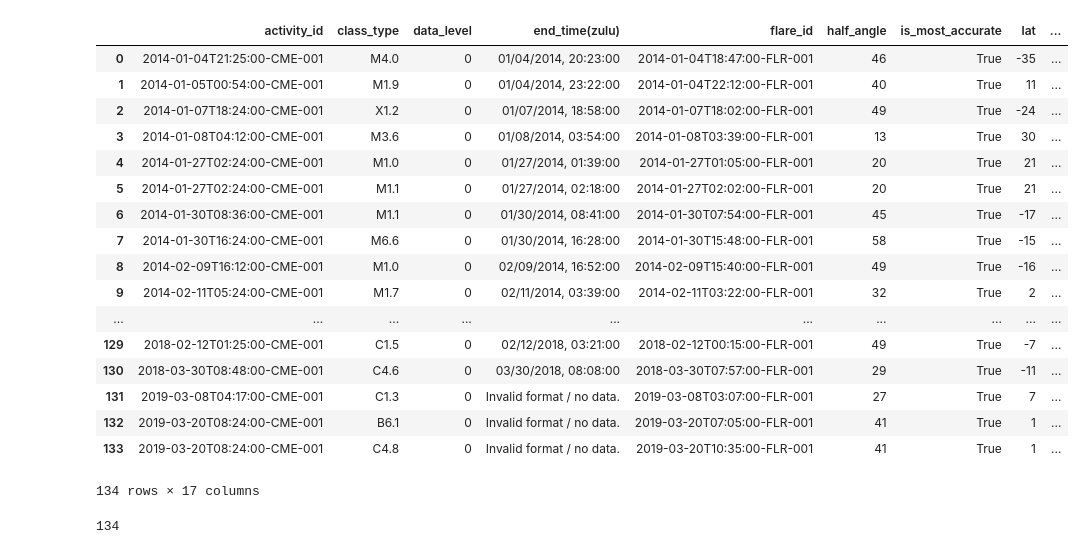
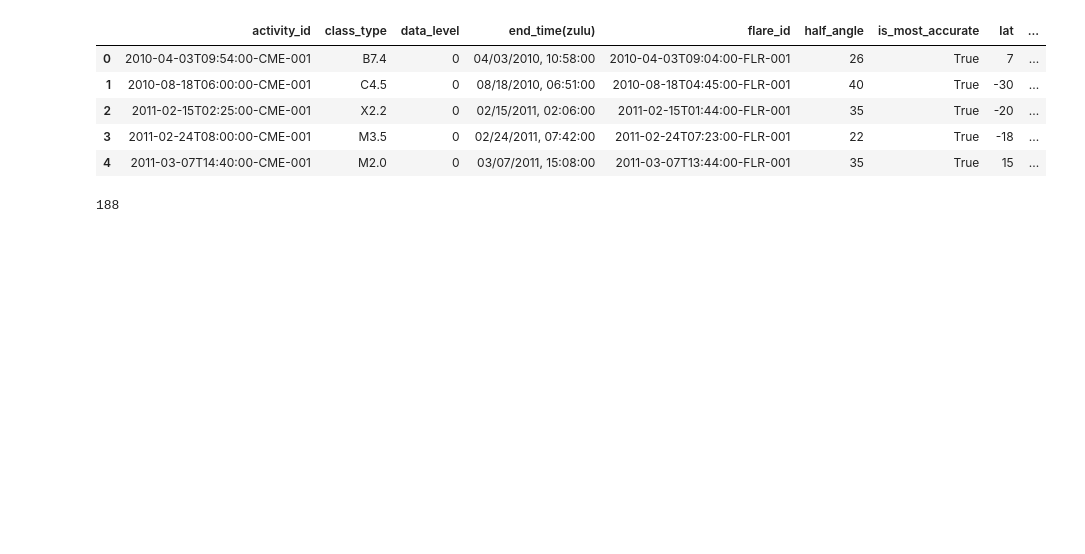
Before and after one commit to rockhound03/Project1, a Jupyter notebook: modules/flr_vs_cme_vs_sunspots_plot.ipynb, the cells around one changed output. Drawn from its saved outputs; the diff is of its cells as text; code cells hidden in the pictures; blank space fills up the shorter version.

```diff
--- a/modules/flr_vs_cme_vs_sunspots_plot.ipynb
+++ b/modules/flr_vs_cme_vs_sunspots_plot.ipynb
@@ -11,7 +11,7 @@ from matplotlib import pyplot as plt
 from datetime import datetime as dt
 import scipy.stats as stats
 # %%
-start_date = "2014-01-01"
+start_date = "2010-01-01"
 end_date = "2019-10-19"
 #query_flr_url =f"https://api.nasa.gov/DONKI/FLR?startDate={start_date}&endDate={end_date}&api_key={api_key}"
 # %%
@@ -107,30 +77,18 @@ cme_analysis_data
 # %%
 flare_cme_combo_test = flr_tools.cme_compare(start_date, end_date)
 # %%
-flare_cme_combo_test
+flare_cme_combo_test.head()
 # %% [output]
 |  | activity_id | class_type | data_level | end_time(zulu) | flare_id | half_angle | is_most_accurate | lat | ... |
-| 0 | 2014-01-04T21:25:00-CME-001 | M4.0 | 0 | 01/04/2014, 20:23:00 | 2014-01-04T18:47:00-FLR-001 | 46 | True | -35 | ... |
-| 1 | 2014-01-05T00:54:00-CME-001 | M1.9 | 0 | 01/04/2014, 23:22:00 | 2014-01-04T22:12:00-FLR-001 | 40 | True | 11 | ... |
-| 2 | 2014-01-07T18:24:00-CME-001 | X1.2 | 0 | 01/07/2014, 18:58:00 | 2014-01-07T18:02:00-FLR-001 | 49 | True | -24 | ... |
-| 3 | 2014-01-08T04:12:00-CME-001 | M3.6 | 0 | 01/08/2014, 03:54:00 | 2014-01-08T03:39:00-FLR-001 | 13 | True | 30 | ... |
-| 4 | 2014-01-27T02:24:00-CME-001 | M1.0 | 0 | 01/27/2014, 01:39:00 | 2014-01-27T01:05:00-FLR-001 | 20 | True | 21 | ... |
-| 5 | 2014-01-27T02:24:00-CME-001 | M1.1 | 0 | 01/27/2014, 02:18:00 | 2014-01-27T02:02:00-FLR-001 | 20 | True | 21 | ... |
-| 6 | 2014-01-30T08:36:00-CME-001 | M1.1 | 0 | 01/30/2014, 08:41:00 | 2014-01-30T07:54:00-FLR-001 | 45 | True | -17 | ... |
-| 7 | 2014-01-30T16:24:00-CME-001 | M6.6 | 0 | 01/30/2014, 16:28:00 | 2014-01-30T15:48:00-FLR-001 | 58 | True | -15 | ... |
-| 8 | 2014-02-09T16:12:00-CME-001 | M1.0 | 0 | 02/09/2014, 16:52:00 | 2014-02-09T15:40:00-FLR-001 | 49 | True | -16 | ... |
-| 9 | 2014-02-11T05:24:00-CME-001 | M1.7 | 0 | 02/11/2014, 03:39:00 | 2014-02-11T03:22:00-FLR-001 | 32 | True | 2 | ... |
-| ... | ... | ... | ... | ... | ... | ... | ... | ... | ... |
-| 129 | 2018-02-12T01:25:00-CME-001 | C1.5 | 0 | 02/12/2018, 03:21:00 | 2018-02-12T00:15:00-FLR-001 | 49 | True | -7 | ... |
-| 130 | 2018-03-30T08:48:00-CME-001 | C4.6 | 0 | 03/30/2018, 08:08:00 | 2018-03-30T07:57:00-FLR-001 | 29 | True | -11 | ... |
-| 131 | 2019-03-08T04:17:00-CME-001 | C1.3 | 0 | Invalid format / no data. | 2019-03-08T03:07:00-FLR-001 | 27 | True | 7 | ... |
-| 132 | 2019-03-20T08:24:00-CME-001 | B6.1 | 0 | Invalid format / no data. | 2019-03-20T07:05:00-FLR-001 | 41 | True | 1 | ... |
-| 133 | 2019-03-20T08:24:00-CME-001 | C4.8 | 0 | Invalid format / no data. | 2019-03-20T10:35:00-FLR-001 | 41 | True | 1 | ... |
+| 0 | 2010-04-03T09:54:00-CME-001 | B7.4 | 0 | 04/03/2010, 10:58:00 | 2010-04-03T09:04:00-FLR-001 | 26 | True | 7 | ... |
+| 1 | 2010-08-18T06:00:00-CME-001 | C4.5 | 0 | 08/18/2010, 06:51:00 | 2010-08-18T04:45:00-FLR-001 | 40 | True | -30 | ... |
+| 2 | 2011-02-15T02:25:00-CME-001 | X2.2 | 0 | 02/15/2011, 02:06:00 | 2011-02-15T01:44:00-FLR-001 | 35 | True | -20 | ... |
+| 3 | 2011-02-24T08:00:00-CME-001 | M3.5 | 0 | 02/24/2011, 07:42:00 | 2011-02-24T07:23:00-FLR-001 | 22 | True | -18 | ... |
+| 4 | 2011-03-07T14:40:00-CME-001 | M2.0 | 0 | 03/07/2011, 15:08:00 | 2011-03-07T13:44:00-FLR-001 | 35 | True | 15 | ... |
-134 rows × 17 columns
 # %%
 len(flare_cme_combo_test)
 # %% [output]
-134
+188
 # %%
 cme_ids = cme_tools.linked_events(flare_alldf.rename(columns={'flare_id':'id'}),'CME')
 flr_ids = cme_tools.linked_events(cme_alldf.rename(columns={'cme_id':'id'}),'FLR')
```
Also changed, not shown: parts of 15 cells of this notebook.
